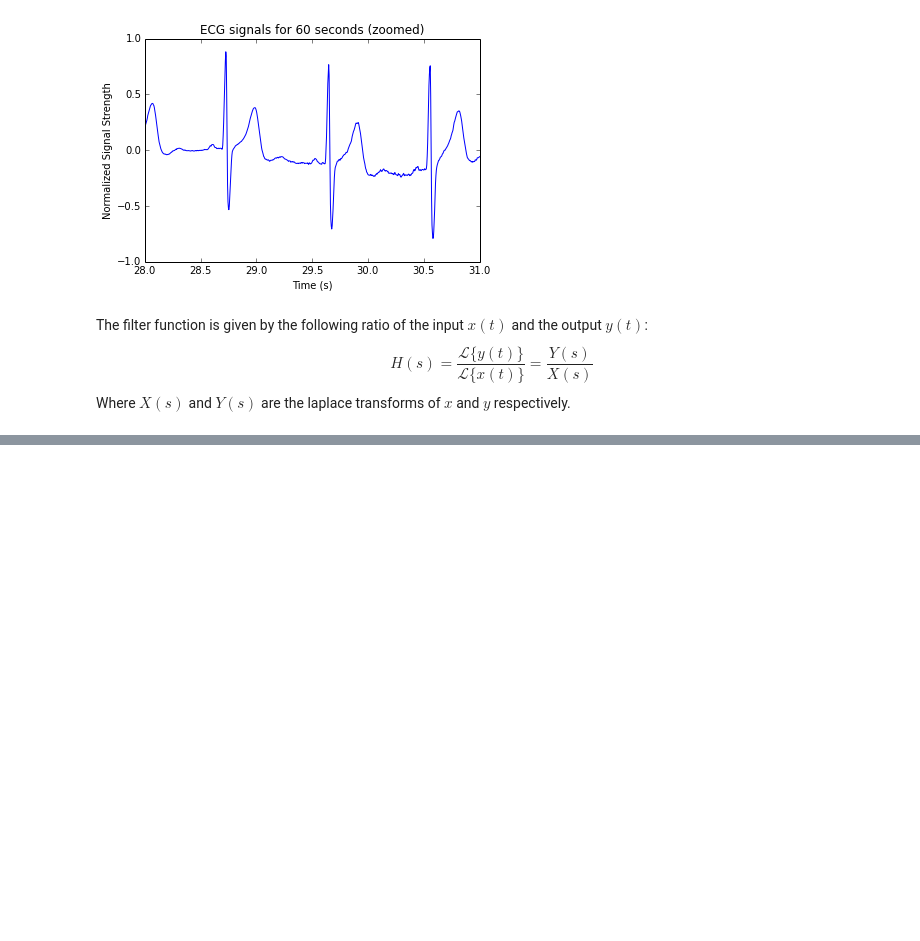
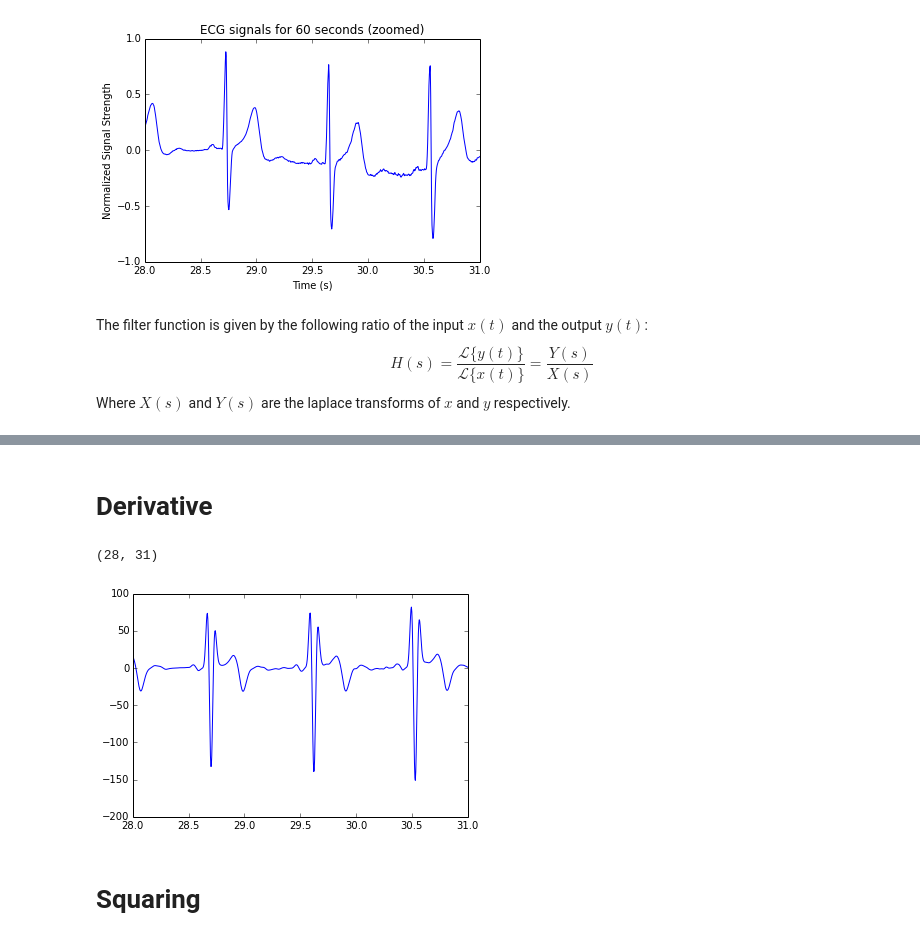
Before and after one commit to zafarali/physiosignal-research, a Jupyter notebook: hrv/hrv_exploration.ipynb, the cells around one changed output, grey strips where cells are left out. Saved outputs shown, nothing was run; the diff lists cells and outputs as text; code cells hidden in the pictures; blank space fills up the shorter version.

```diff
--- a/hrv/hrv_exploration.ipynb
+++ b/hrv/hrv_exploration.ipynb
@@ -59,0 +80,16 @@ Where $X(s)$ and $Y(s)$ are the laplace transforms of $x$ and $y$ respectively.
+# %% [markdown]
+# Derivative
+# %%
+y3 = []
+for i in range(3, len(y_dash)-2):
+    y3.append( (-y_dash[i-2] - 2*y_dash[i-1] + 2*y_dash[i+1] +y_dash[i+1] ) / 8.0 )
+
+y3 = [0,0,0] + y3 + [0, 0]
+# %%
+plt.plot(X, y3) # plot the ECG filtered
+plt.xlim(28,31)
+# %% [output]
+(28, 31)
+[figure, added]
+# %% [markdown]
+# Squaring
```
Also changed, not shown: parts of 12 cells of this notebook.
